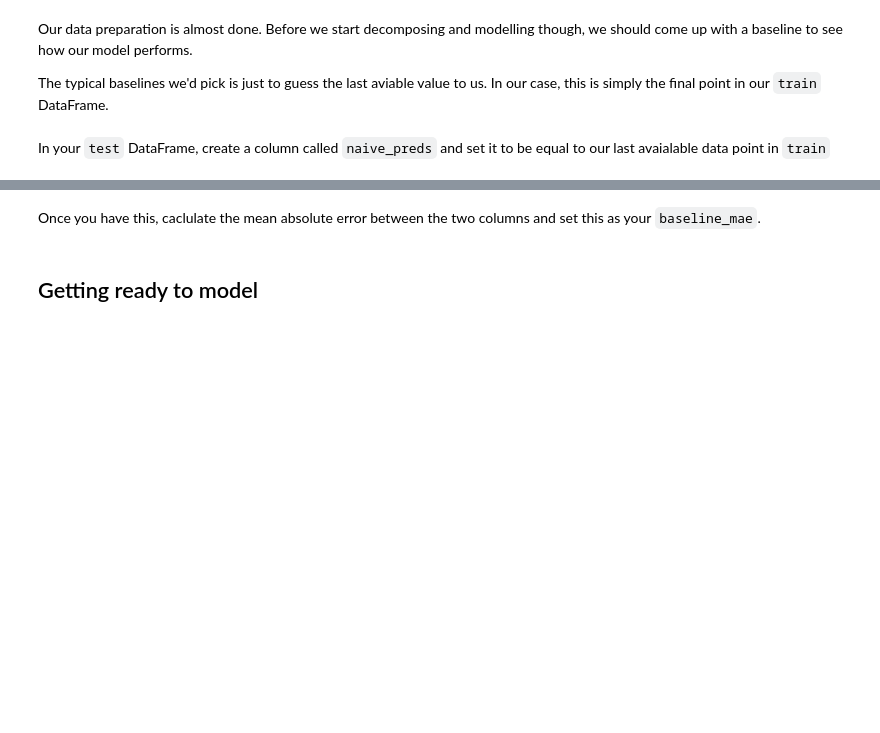
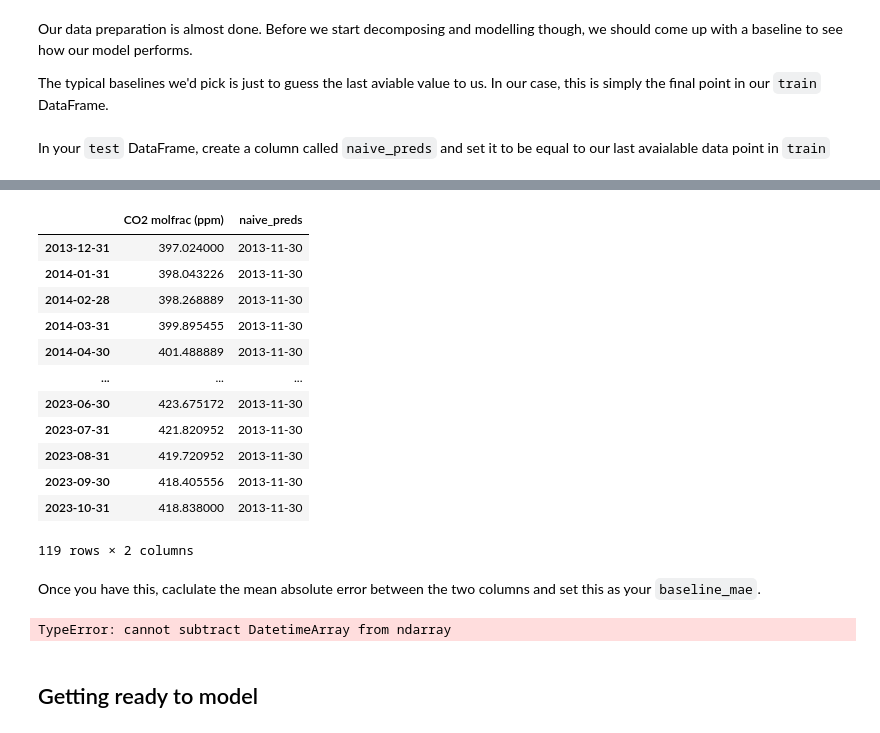
Before and after one commit to ParissaPeimaniyfard/data-arima-101, a Jupyter notebook: arima_seasonal_intro.ipynb, the cells around one changed output, grey strips where cells are left out. Drawn from its saved outputs; the diff is of its cells as text; code cells hidden in the pictures; blank space fills up the shorter version.

Commit message:
Completed baseline step

```diff
--- a/arima_seasonal_intro.ipynb
+++ b/arima_seasonal_intro.ipynb
@@ -281,0 +339,2 @@ Next up we need to split into a train and test set (we'll do an 80:20 split). Be
+# %%
+train, test= train_test_split(monthly, test_size=0.2, shuffle=False)
@@ -288,9 +367,27 @@ In your `test` DataFrame, create a column called `naive_preds` and set it to be
 # %%
-# YOUR CODE HERE
+test['naive_preds']= train.index[-1]
+# %%
+test
+# %% [output]
+|  | CO2 molfrac (ppm) | naive_preds |
+| 2013-12-31 | 397.024000 | 2013-11-30 |
+| 2014-01-31 | 398.043226 | 2013-11-30 |
+| 2014-02-28 | 398.268889 | 2013-11-30 |
+| 2014-03-31 | 399.895455 | 2013-11-30 |
+| 2014-04-30 | 401.488889 | 2013-11-30 |
+| ... | ... | ... |
+| 2023-06-30 | 423.675172 | 2013-11-30 |
+| 2023-07-31 | 421.820952 | 2013-11-30 |
+| 2023-08-31 | 419.720952 | 2013-11-30 |
+| 2023-09-30 | 418.405556 | 2013-11-30 |
+| 2023-10-31 | 418.838000 | 2013-11-30 |
+119 rows × 2 columns
 # %% [markdown]
 Once you have this, caclulate the mean absolute error between the two columns and set this as your `baseline_mae`.
 # %%
-# YOUR CODE HERE
+baseline_mae= (test['CO2 molfrac (ppm)']- test['naive_preds']).abs().mean()
+# %% [output]
+TypeError: cannot subtract DatetimeArray from ndarray
 # %%
 from nbresult import ChallengeResult
 
```
Also changed, not shown: parts of 28 cells of this notebook, 1 other file.
